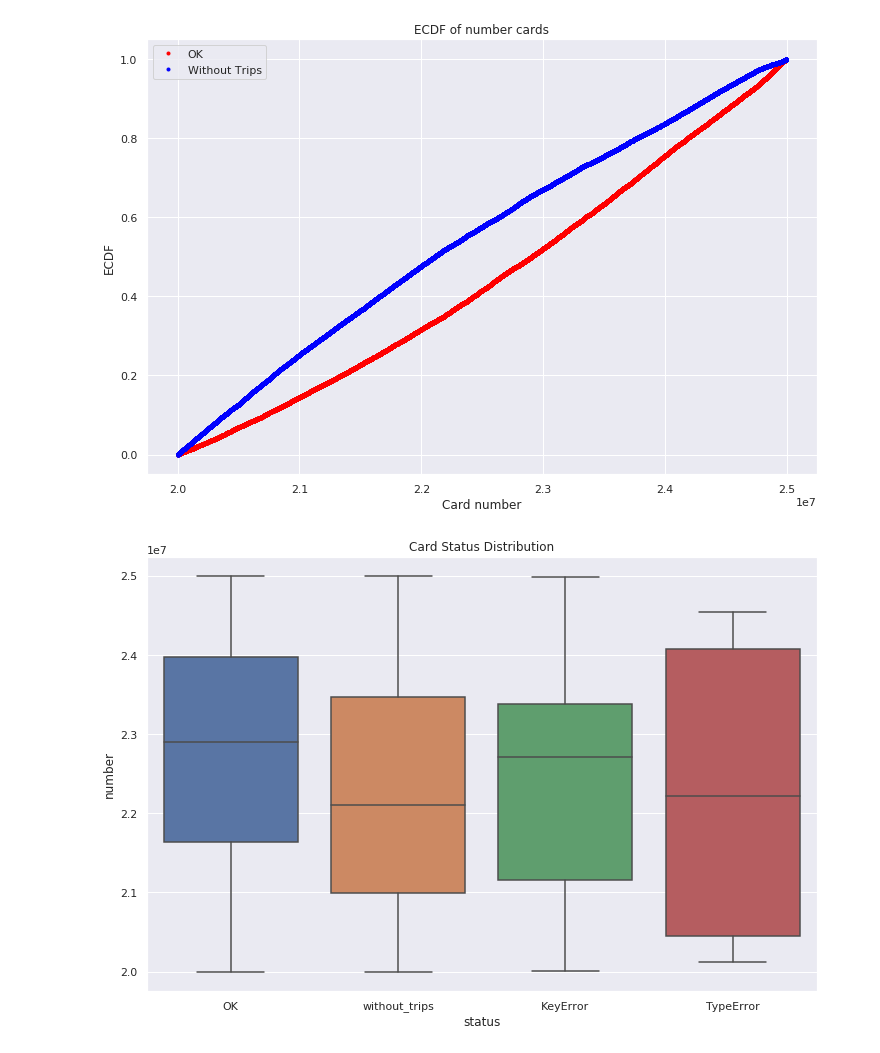
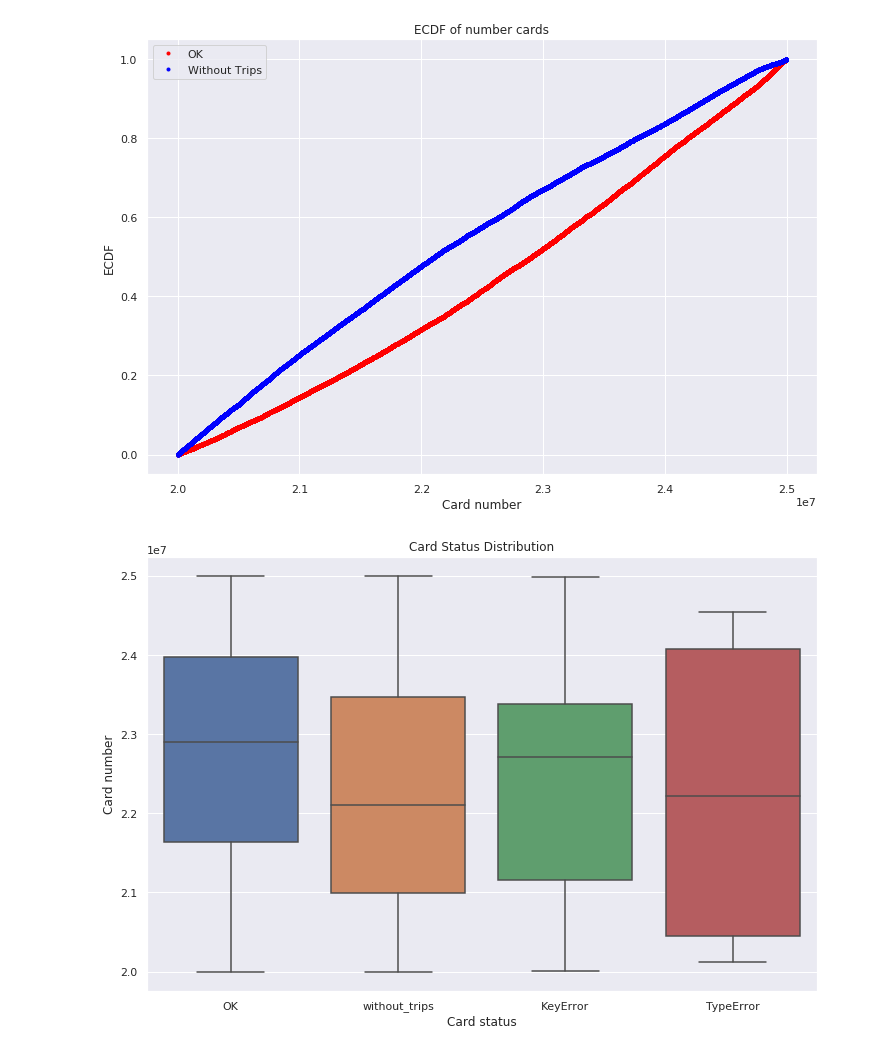
Before and after one commit to nvenegas-oliva/improve_transport, a Jupyter notebook: notebooks/20180918.ipynb, the cells around one changed output. Saved outputs shown, nothing was run; the diff lists cells and outputs as text; code cells hidden in the pictures.

```diff
--- a/notebooks/20180918.ipynb
+++ b/notebooks/20180918.ipynb
@@ -90,6 +86,8 @@ _ = plt.legend(['OK', 'Without Trips'], loc='upper left')
 # %%
 _ = plt.figure(figsize=(12, 8))
 _ = sns.boxplot(x='status', y='number', data=df)
+_ = plt.ylabel('Card number')
+_ = plt.xlabel('Card status')
 _ = plt.title('Card Status Distribution')
 # %% [output]
-[figure, old version]
+[figure, new version]
```
Also changed, not shown: parts of 2 cells of this notebook.
